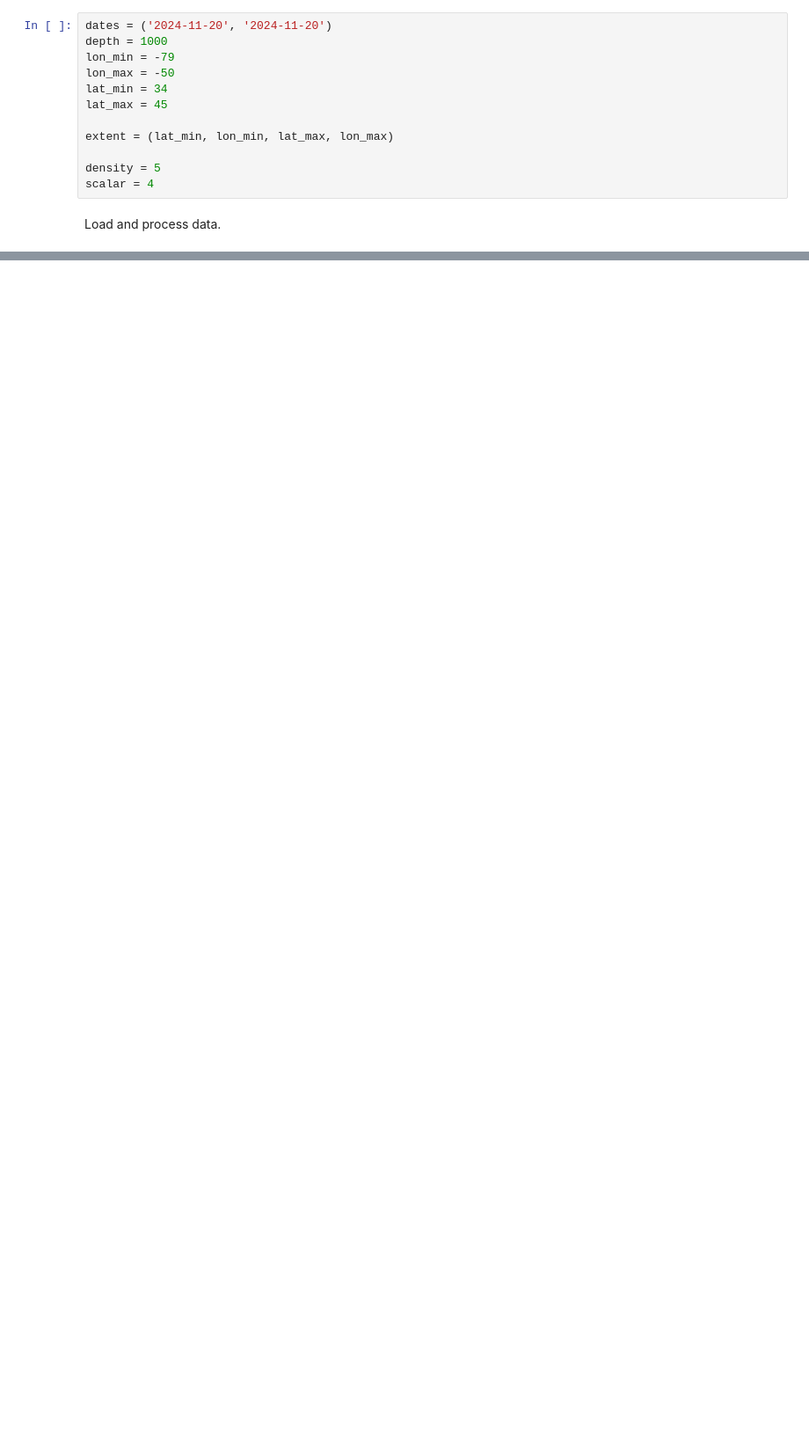
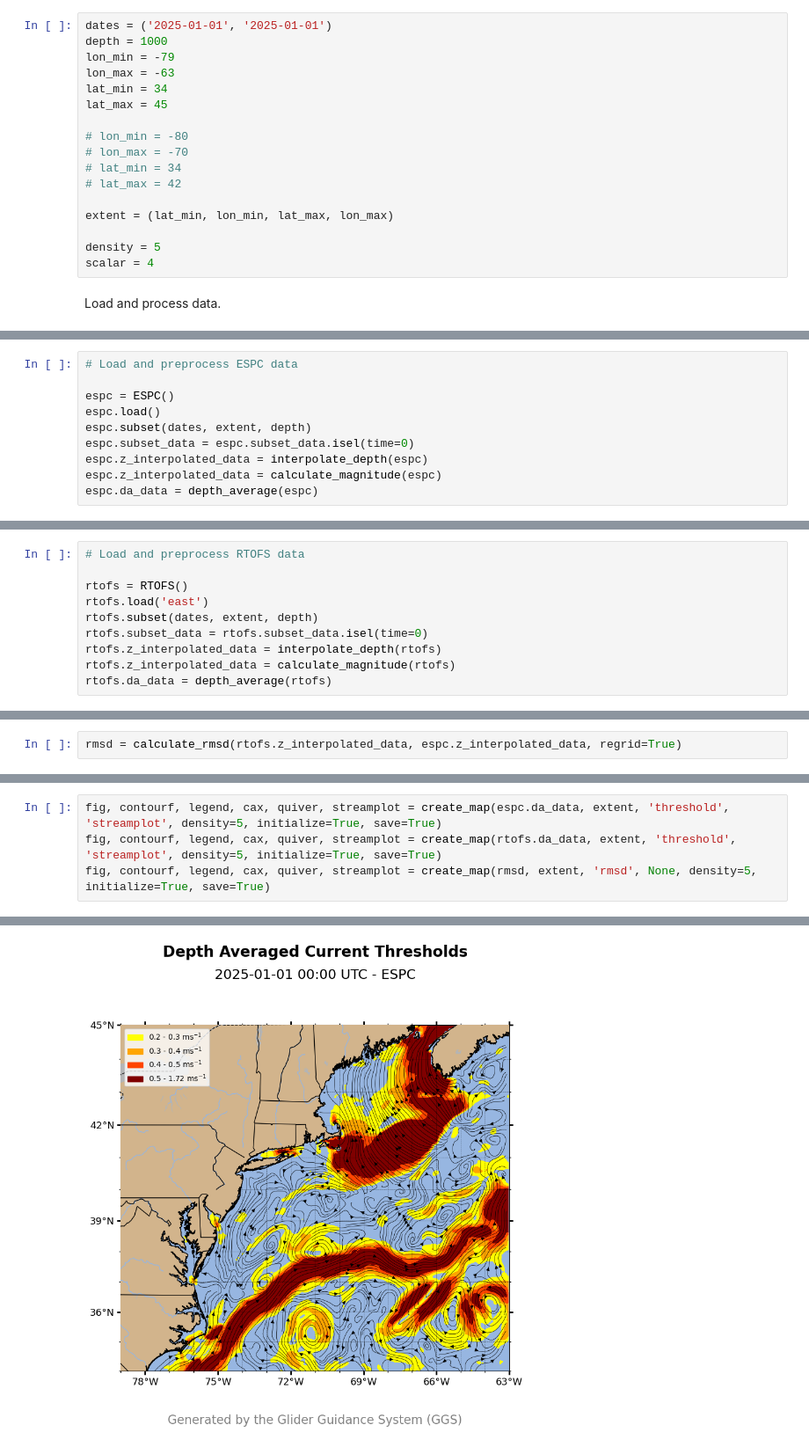
Before and after one commit to mlearn14/GGS, a Jupyter notebook: dataviz.ipynb, the cells around one changed output, grey strips where cells are left out. Shown at 88% size. Drawn from its saved outputs; the diff is of its cells as text; blank space fills up the shorter version.

```diff
--- a/dataviz.ipynb
+++ b/dataviz.ipynb
@@ -9,10 +12,15 @@ from plotting import *
 # %%
-dates = ('2024-11-20', '2024-11-20')
+dates = ('2025-01-01', '2025-01-01')
 depth = 1000
 lon_min = -79
-lon_max = -50
+lon_max = -63
 lat_min = 34
 lat_max = 45
+
+# lon_min = -80
+# lon_max = -70
+# lat_min = 34
+# lat_max = 42
 
 extent = (lat_min, lon_min, lat_max, lon_max)
 
@@ -225,0 +31,10 @@ Runtime: 0:00:32.040854
+# %%
+# Load and preprocess ESPC data
+
+espc = ESPC()
+espc.load()
+espc.subset(dates, extent, depth)
+espc.subset_data = espc.subset_data.isel(time=0)
+espc.z_interpolated_data = interpolate_depth(espc)
+espc.z_interpolated_data = calculate_magnitude(espc)
+espc.da_data = depth_average(espc)
@@ -225,0 +59,10 @@ Runtime: 0:00:32.040854
+# %%
+# Load and preprocess RTOFS data
+
+rtofs = RTOFS()
+rtofs.load('east')
+rtofs.subset(dates, extent, depth)
+rtofs.subset_data = rtofs.subset_data.isel(time=0)
+rtofs.z_interpolated_data = interpolate_depth(rtofs)
+rtofs.z_interpolated_data = calculate_magnitude(rtofs)
+rtofs.da_data = depth_average(rtofs)
@@ -225,0 +87,2 @@ Runtime: 0:00:32.040854
+# %%
+rmsd = calculate_rmsd(rtofs.z_interpolated_data, espc.z_interpolated_data, regrid=True)
@@ -225,0 +100,5 @@ Runtime: 0:00:32.040854
+# %%
+fig, contourf, legend, cax, quiver, streamplot = create_map(espc.da_data, extent, 'threshold', 'streamplot', density=5, initialize=True, save=True)
+fig, contourf, legend, cax, quiver, streamplot = create_map(rtofs.da_data, extent, 'threshold', 'streamplot', density=5, initialize=True, save=True)
+fig, contourf, legend, cax, quiver, streamplot = create_map(rmsd, extent, 'rmsd', None, density=5, initialize=True, save=True)
+# %% [output]
@@ -225,0 +122 @@ Runtime: 0:00:32.040854
+[figure, added]
```
Also changed, not shown: parts of 14 cells of this notebook, 3 other files.
